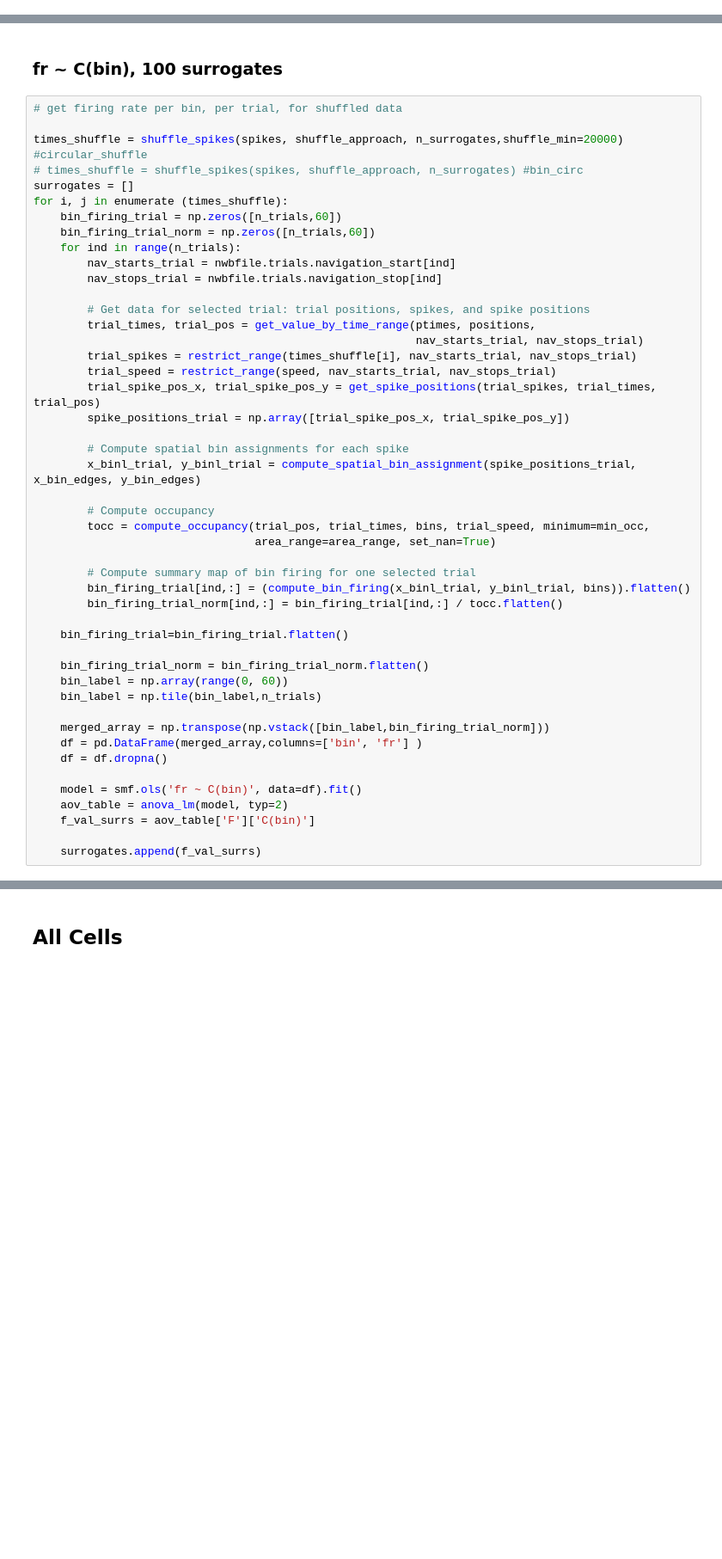
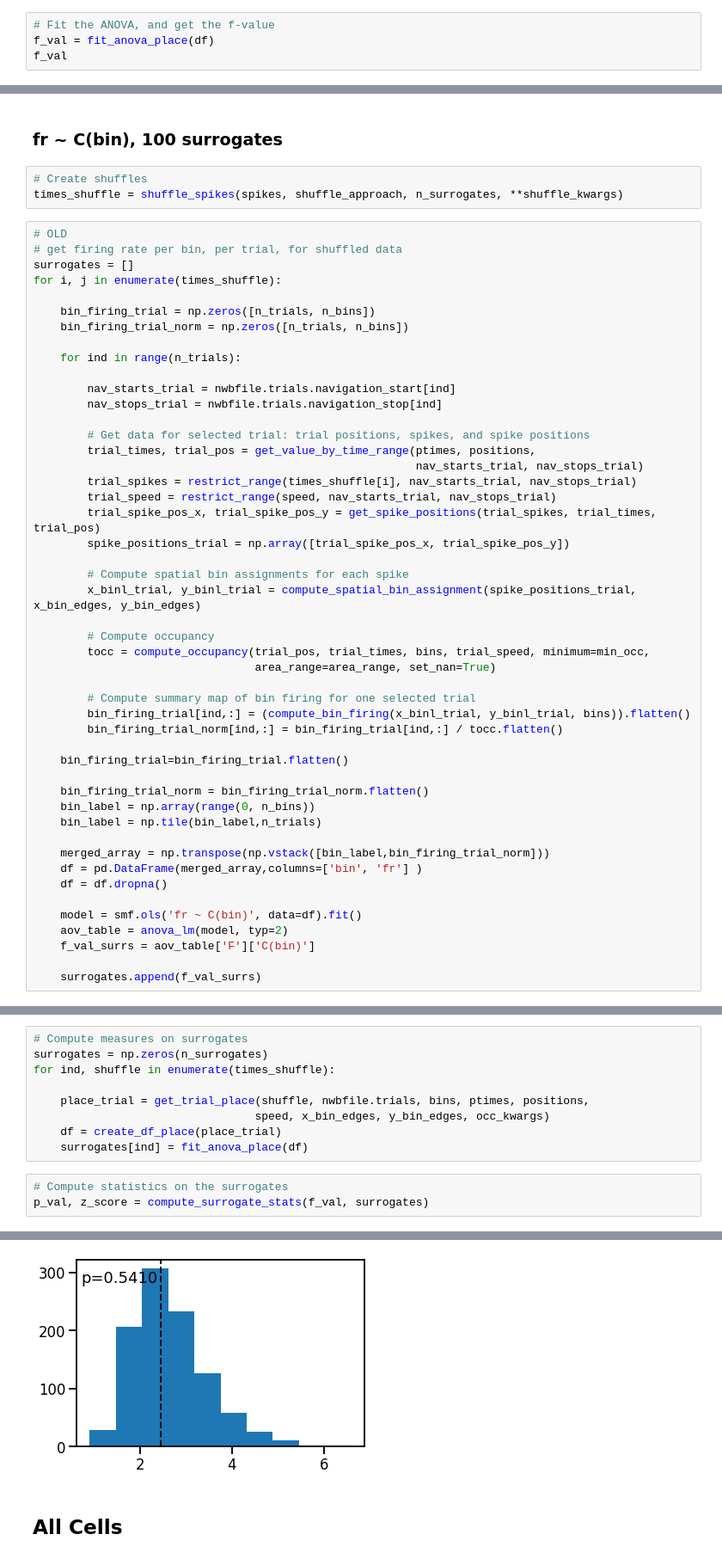
Before and after one commit to HSUPipeline/AnalyzeTH, a Jupyter notebook: notebooks/ANOVA-PlaceCells.ipynb, the cells around one changed output, grey strips where cells are left out. Shown at 86% size. Saved outputs shown, nothing was run; the diff lists cells and outputs as text; blank space fills up the shorter version.

Commit message:
Place - interim refactor: both new & old code

```diff
--- a/notebooks/ANOVA-PlaceCells.ipynb
+++ b/notebooks/ANOVA-PlaceCells.ipynb
@@ -338,0 +340,4 @@ f_val
+# %%
+# Fit the ANOVA, and get the f-value
+f_val = fit_anova_place(df)
+f_val
@@ -340,16 +347,20 @@ f_val
 # ANOVA Surrogate
 # %% [markdown]
 ### fr ~ C(bin), 100 surrogates
+# %%
+# Create shuffles
+times_shuffle = shuffle_spikes(spikes, shuffle_approach, n_surrogates, **shuffle_kwargs)
 # %%
+# OLD
 # get firing rate per bin, per trial, for shuffled data
+surrogates = []
+for i, j in enumerate(times_shuffle):
 
-times_shuffle = shuffle_spikes(spikes, shuffle_approach, n_surrogates,shuffle_min=20000) #circular_shuffle
-# times_shuffle = shuffle_spikes(spikes, shuffle_approach, n_surrogates) #bin_circ
-surrogates = []
-for i, j in enumerate (times_shuffle):
-    bin_firing_trial = np.zeros([n_trials,60])
-    bin_firing_trial_norm = np.zeros([n_trials,60])
+    bin_firing_trial = np.zeros([n_trials, n_bins])
+    bin_firing_trial_norm = np.zeros([n_trials, n_bins])
+
     for ind in range(n_trials):
+
         nav_starts_trial = nwbfile.trials.navigation_start[ind]
         nav_stops_trial = nwbfile.trials.navigation_stop[ind]
 
@@ -375,7 +386,7 @@ for i, j in enumerate (times_shuffle):
     bin_firing_trial=bin_firing_trial.flatten()
 
     bin_firing_trial_norm = bin_firing_trial_norm.flatten()
-    bin_label = np.array(range(0, 60))
+    bin_label = np.array(range(0, n_bins))
     bin_label = np.tile(bin_label,n_trials)
 
     merged_array = np.transpose(np.vstack([bin_label,bin_firing_trial_norm]))
@@ -441,0 +421,13 @@ z-score: -1.61
+# %%
+# Compute measures on surrogates
+surrogates = np.zeros(n_surrogates)
+for ind, shuffle in enumerate(times_shuffle):
+
+    place_trial = get_trial_place(shuffle, nwbfile.trials, bins, ptimes, positions,
+                                 speed, x_bin_edges, y_bin_edges, occ_kwargs)
+    df = create_df_place(place_trial)
+    surrogates[ind] = fit_anova_place(df)
+# %%
+# Compute statistics on the surrogates
+p_val, z_score = compute_surrogate_stats(f_val, surrogates)
+# %% [output]
@@ -442,2 +436,3 @@ z-score: -1.61
+[figure, added]
 # %% [markdown]
 ## All Cells
```
Also changed, not shown: parts of 36 cells of this notebook.
